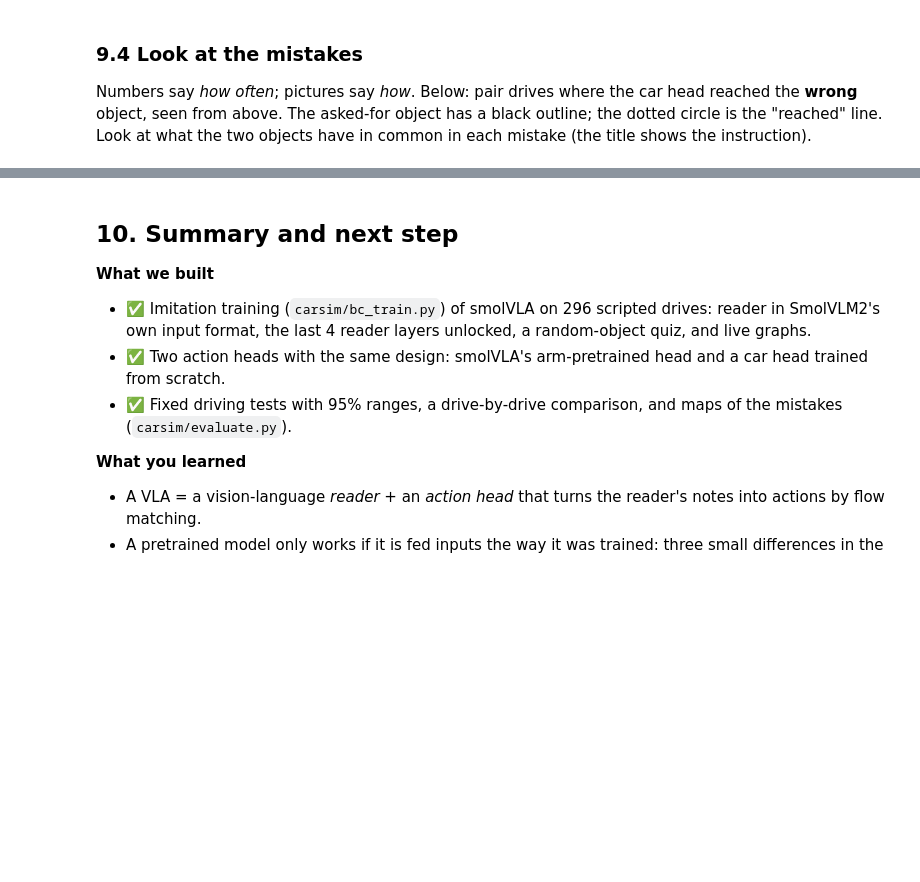
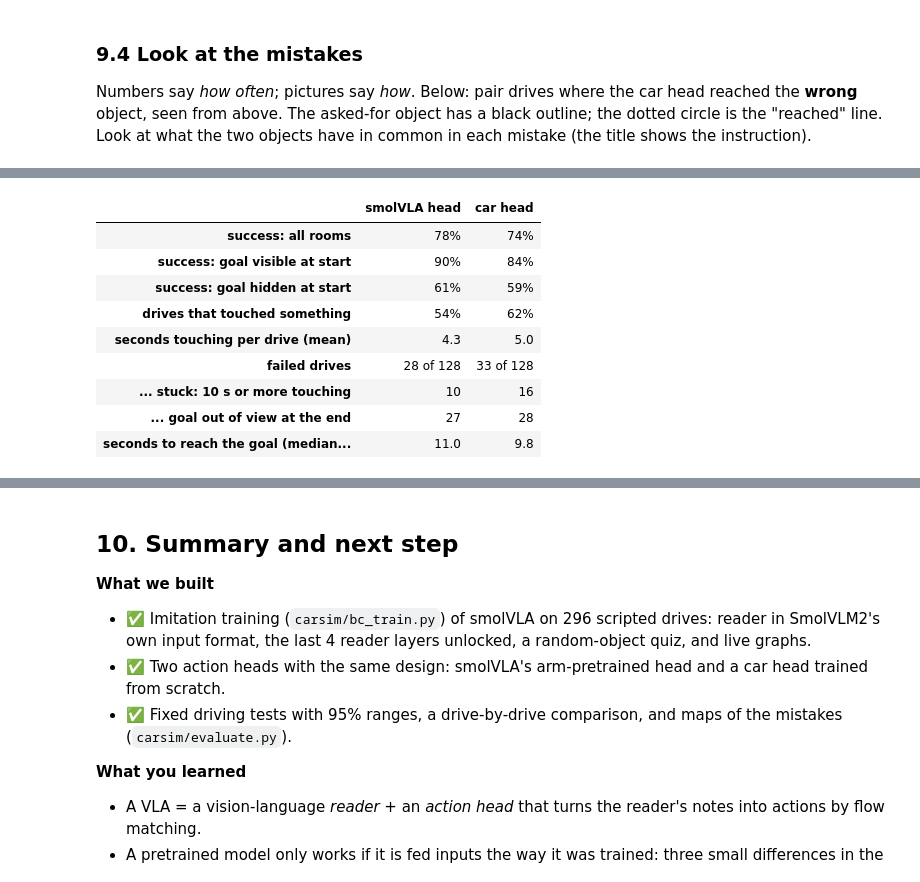
Before and after one commit to mayur-mahajan/obstacle_avoidance, a Jupyter notebook: notebooks/04_imitation_training.ipynb, the cells around one changed output, grey strips where cells are left out. Cells and saved outputs as stored; diff of their text form; code cells hidden in the pictures; blank space fills up the shorter version.

```diff
--- a/notebooks/04_imitation_training.ipynb
+++ b/notebooks/04_imitation_training.ipynb
@@ -387,0 +421,13 @@ ev.plot_drives(TAGS["car"], "pair", only="wrong", n=12); plt.show()
+# %%
+ev.failure_table(MODELS)
+# %% [output]
+|  | smolVLA head | car head |
+| success: all rooms | 78% | 74% |
+| success: goal visible at start | 90% | 84% |
+| success: goal hidden at start | 61% | 59% |
+| drives that touched something | 54% | 62% |
+| seconds touching per drive (mean) | 4.3 | 5.0 |
+| failed drives | 28 of 128 | 33 of 128 |
+| ... stuck: 10 s or more touching | 10 | 16 |
+| ... goal out of view at the end | 27 | 28 |
+| seconds to reach the goal (median... | 11.0 | 9.8 |
```
Also changed, not shown: parts of 14 cells of this notebook, 5 other files.
